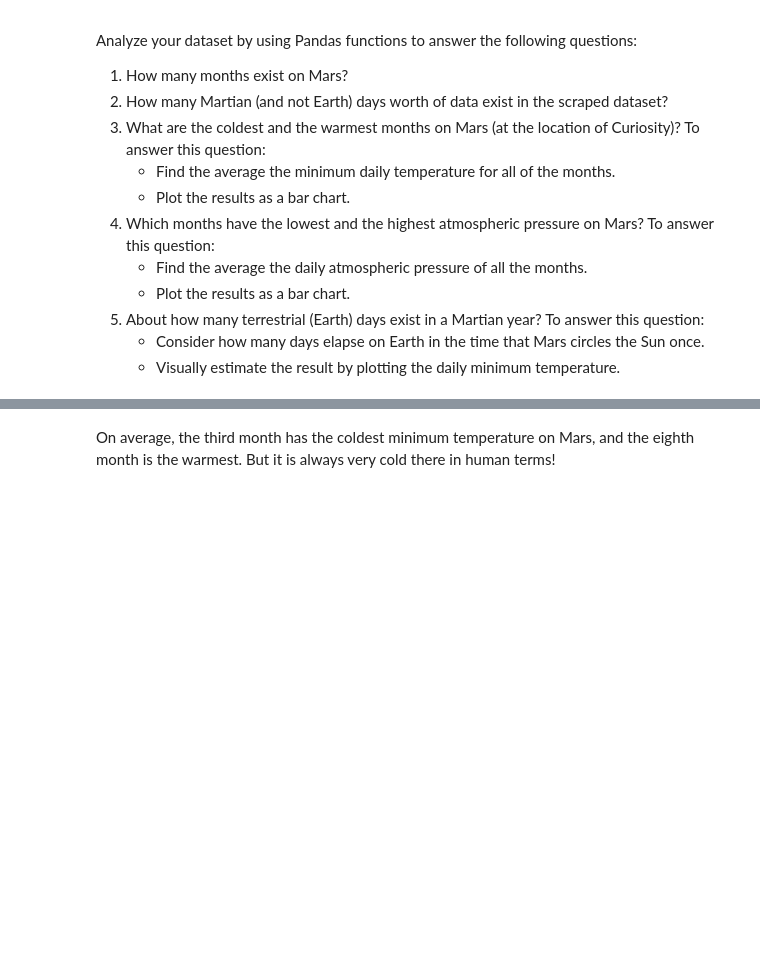
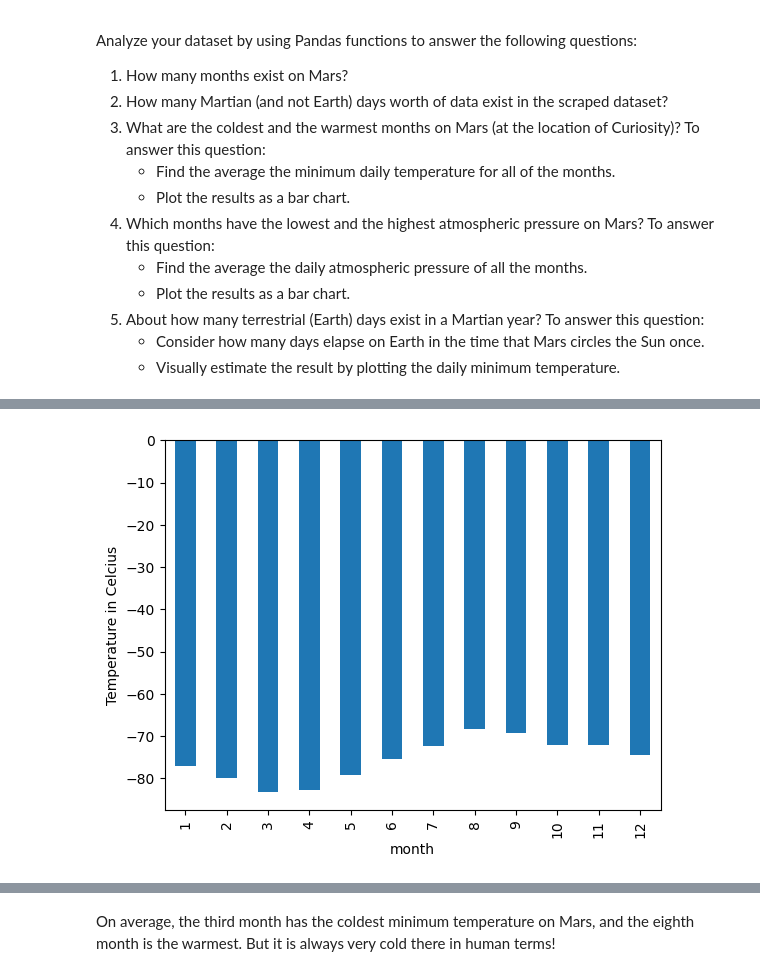
Before and after one commit to gakrugs23/web-scrapping-challenge, a Jupyter notebook: Starter_Code/part_2_mars_weather.ipynb, the cells around one changed output, grey strips where cells are left out. Drawn from its saved outputs; the diff is of its cells as text; code cells hidden in the pictures; blank space fills up the shorter version.

```diff
--- a/Starter_Code/part_2_mars_weather.ipynb
+++ b/Starter_Code/part_2_mars_weather.ipynb
@@ -46,9 +49,16 @@ Assemble the scraped data into a Pandas DataFrame. The columns should have the s
 * `pressure`: The atmospheric pressure at Curiosity's location
 # %%
 # Create an empty list
+data_rows = []
+# Loop through the scraped data to create a list of rows
+for row in table:
+    row_data = []
+    for td in row.select('td'):
+        row_data.append(td.text)
 
-# Loop through the scraped data to create a list of rows
+    data_rows.append(row_data)
 # %%
 # Create a Pandas DataFrame by using the list of rows and a list of the column names
+df = pd.DataFrame(data_rows, columns=['id', 'terrestrial_date', 'sol', 'ls', 'month', 'min_temp', 'pressure'])
 # %%
 # Confirm DataFrame was created successfully
@@ -63,4 +91,12 @@ Examine the data types that are currently associated with each column. If necess
 # %%
 # Change data types for data analysis
+df = df.astype({
+    'terrestrial_date': 'datetime64[ns]',
+    'sol': int,
+    'ls' : int,
+    'month': int,
+    'min_temp': float,
+    'pressure': float
+                })
 # %%
 # Confirm type changes were successful by examining data types again
@@ -87,2 +152,4 @@ Analyze your dataset by using Pandas functions to answer the following questions
 # %%
 # 3. What is the average low temperature by month?
+avg_low_temp_by_month = df.groupby('month').agg({'min_temp':'mean'})
+avg_low_temp_by_month
@@ -89,4 +171,10 @@ Analyze your dataset by using Pandas functions to answer the following questions
 # %%
 # Plot the average temperature by month
+avg_low_temp_by_month.plot.bar()
+plt.ylabel('Temperature in Celcius')
+plt.legend().set_visible(False)
+plt.show()
+# %% [output]
+[figure, added]
 # %%
 # Identify the coldest and hottest months in Curiosity's location
```
Also changed, not shown: parts of 13 cells of this notebook, 1 other file.
